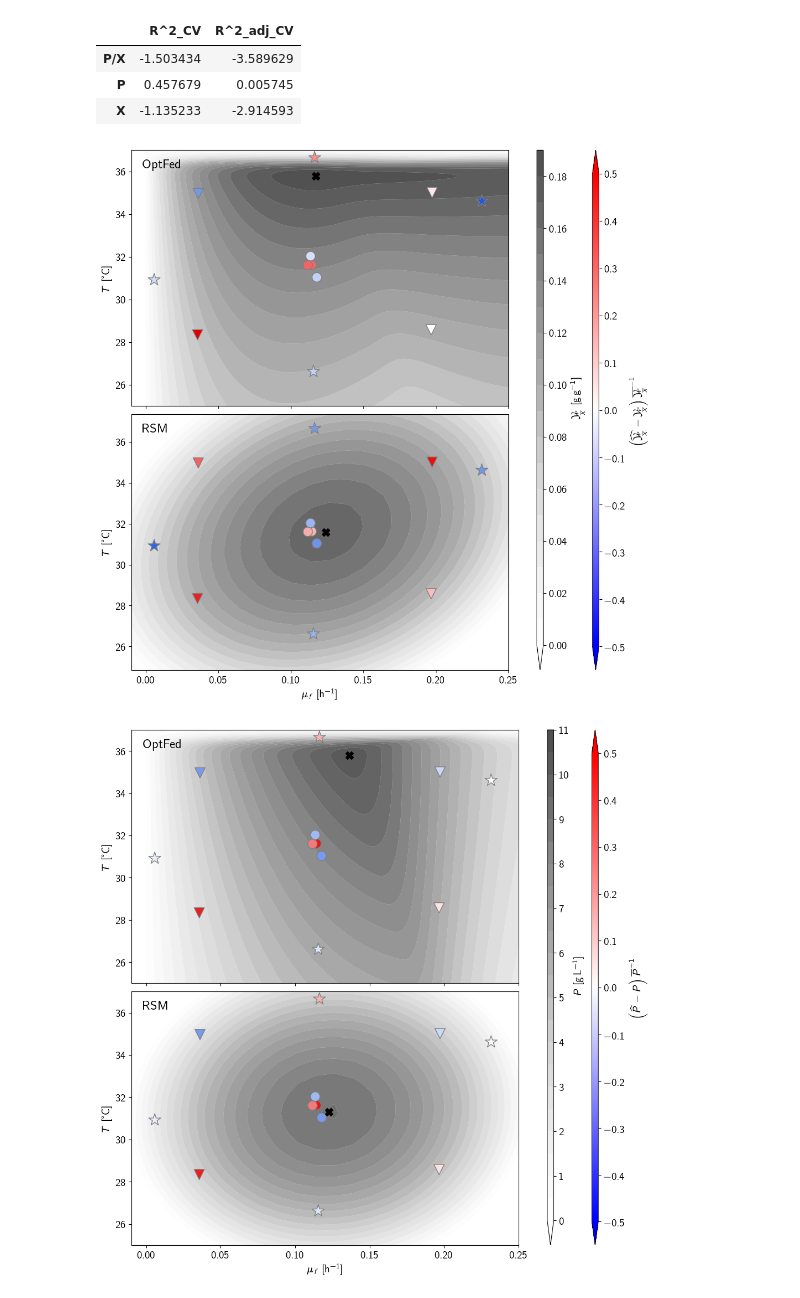
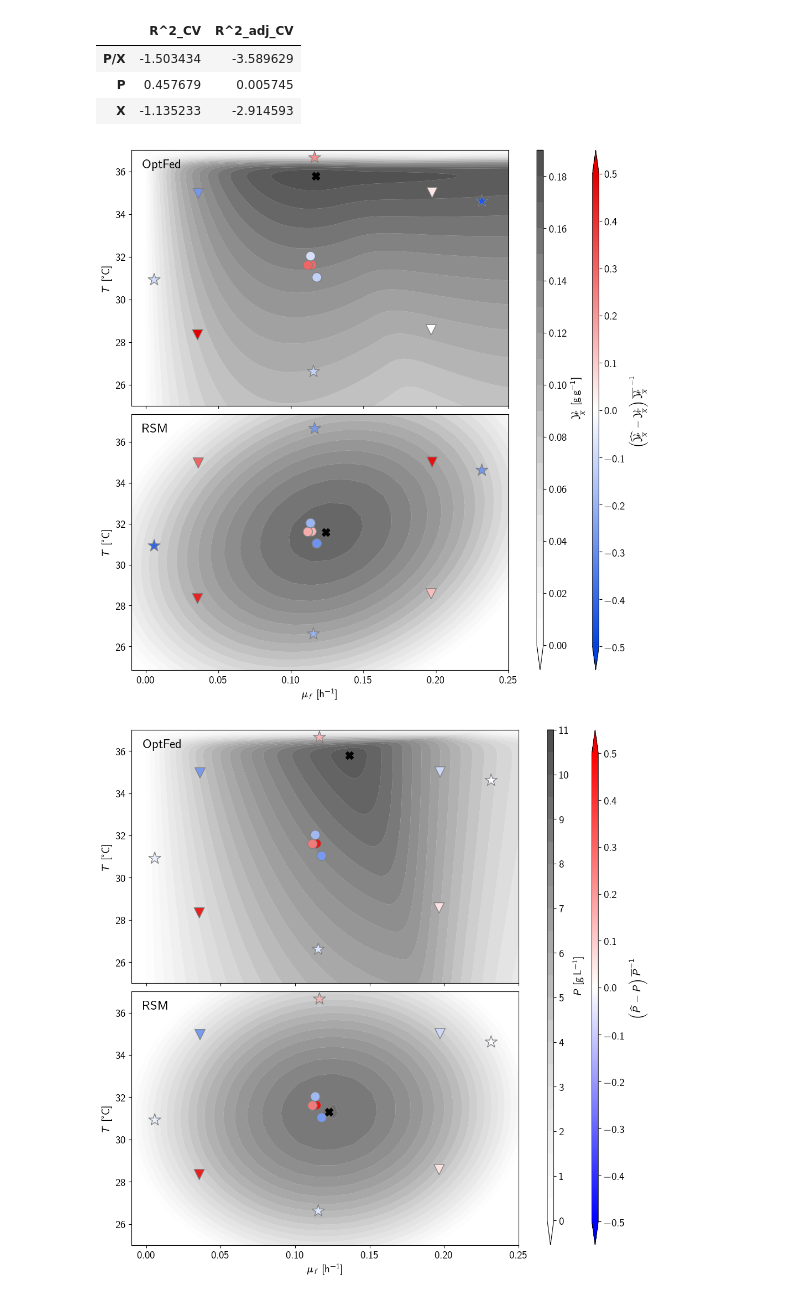
Before and after one commit to gschloegel/OptFed, a Jupyter notebook: code/02_fit_models.ipynb, the cells around one changed output. Saved outputs shown, nothing was run; the diff lists cells and outputs as text; code cells hidden in the pictures.

```diff
--- a/code/02_fit_models.ipynb
+++ b/code/02_fit_models.ipynb
@@ -1842,7 +1845,7 @@ seaborn.scatterplot(
 ax1.scatter([opt_RSM_PX[0]], [opt_RSM_PX[1] - 273.15], c="k", s=100, marker="X")
 
 norm = plt.Normalize(-error_col_scale, error_col_scale)
-sm = plt.cm.ScalarMappable(cmap="bwr", norm=norm)
+sm = plt.cm.ScalarMappable(cmap=color_scheme.cmap, norm=norm)
 sm.set_array([])
 
 # Remove the legend and add a colorbar
@@ -1867,35 +1870,35 @@ cbar_error = fig.colorbar(
     fraction=0.03,
 )
 cbar_error.set_label(
-    r"$\left( \widehat{\PXend} - \PXend \right) \overline{\PXend}^{-1}$"
+    r"$\left( \widehat{\PXend} - \PXend \right) \overline{\PXend}^{\;-1}$"
 )
 cbar_error.set_ticks(np.linspace(-error_col_scale, error_col_scale, 11))
 
 cbar_value = fig.colorbar(
     plot, location="right", ax=[ax0, ax1], aspect=80, fraction=0.03
 )
 cbar_value.set_label("$\PXend$ [\si{\gram\per\gram}]")
 
 for name, ax in zip(["\ourmodel", "RSM"], [ax0, ax1]):
     trans = matplotlib.transforms.ScaledTranslation(
         5 / 72, -5 / 72, fig.dpi_scale_trans
     )
     ax.text(
         0.02,
         0.98,
         name,
         transform=ax.transAxes + trans,
         fontsize="large",
         verticalalignment="top",
         fontfamily="sans",
         bbox=dict(facecolor="none", edgecolor="none", pad=3.0),
     )
 
 fig.savefig(f"{fig_path}RSM_model.png")
 
 plt.show()
 # %% [output]
-[figure, old version]
+[figure, new version]
 # %%
 error_col_scale = 0.5
 
```
Also changed, not shown: parts of 1 cell of this notebook, 3 other files.
